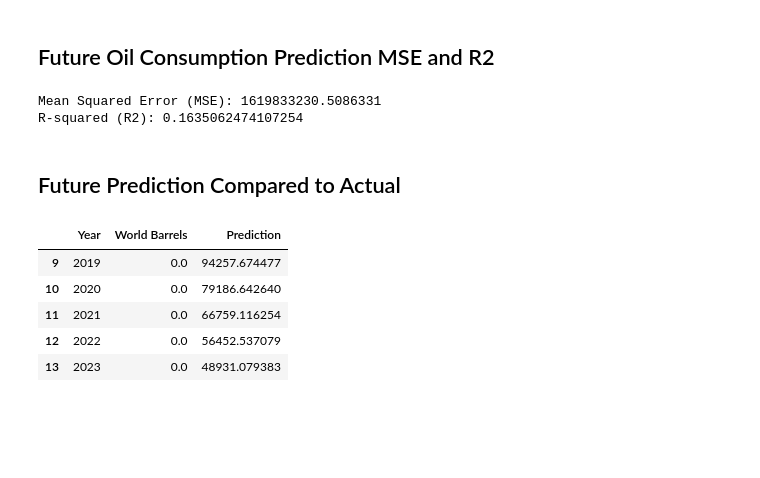
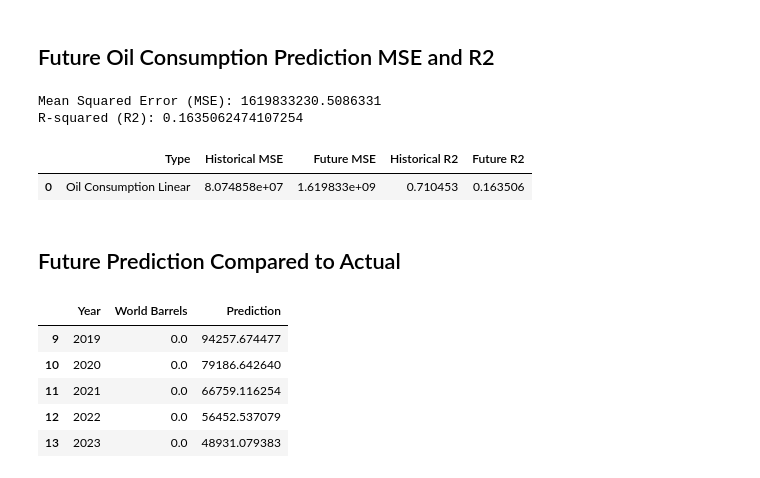
Before and after one commit to minerva-b/Final_Team_Project, a Jupyter notebook: Kmar/Oil_Consumption_Regres_ML.ipynb, the cells around one changed output. Saved outputs shown, nothing was run; the diff lists cells and outputs as text; code cells hidden in the pictures; blank space fills up the shorter version.

Commit message:
Updated csv output path, added MSE R2 data frame

```diff
--- a/Kmar/Oil_Consumption_Regres_ML.ipynb
+++ b/Kmar/Oil_Consumption_Regres_ML.ipynb
@@ -102,11 +102,11 @@ predicted = model.predict(X_train_scaled)
 
 inv_predicted = y_scaler.inverse_transform(predicted)
 
-mse = mean_squared_error(hist_y, inv_predicted)
-r2 = r2_score(hist_y, inv_predicted)
+hist_mse = mean_squared_error(hist_y, inv_predicted)
+hist_r2 = r2_score(hist_y, inv_predicted)
 
-print(f"Mean Squared Error (MSE): {mse}")
-print(f"R-squared (R2): {r2}")
+print(f"Mean Squared Error (MSE): {hist_mse}")
+print(f"R-squared (R2): {hist_r2}")
 # %% [output]
 Mean Squared Error (MSE): 80748575.51746759
 R-squared (R2): 0.7104534935512496
@@ -232,14 +232,24 @@ print(inv_future_predict)
 predicted = model.predict(X_test_scaled)
 
 inv_f_predicted = y_scaler.inverse_transform(predicted)
-mse = mean_squared_error(future_y, inv_f_predicted)
-r2 = r2_score(future_y, inv_f_predicted)
+future_mse = mean_squared_error(future_y, inv_f_predicted)
+future_r2 = r2_score(future_y, inv_f_predicted)
 
-print(f"Mean Squared Error (MSE): {mse}")
-print(f"R-squared (R2): {r2}")
+print(f"Mean Squared Error (MSE): {future_mse}")
+print(f"R-squared (R2): {future_r2}")
 # %% [output]
 Mean Squared Error (MSE): 1619833230.5086331
 R-squared (R2): 0.1635062474107254
+# %%
+# Create df for historical and future mse and r2
+data = [["Oil Consumption Linear", hist_mse, future_mse, hist_r2, future_r2]]
+
+mse_r2_df = pd.DataFrame(data, columns = ["Type", "Historical MSE", "Future MSE", "Historical R2", "Future R2"])
+
+mse_r2_df
+# %% [output]
+|  | Type | Historical MSE | Future MSE | Historical R2 | Future R2 |
+| 0 | Oil Consumption Linear | 8.074858e+07 | 1.619833e+09 | 0.710453 | 0.163506 |
 # %% [markdown]
 ## Future Prediction Compared to Actual
 # %%
```
Also changed, not shown: parts of 7 cells of this notebook, 1 other file.
